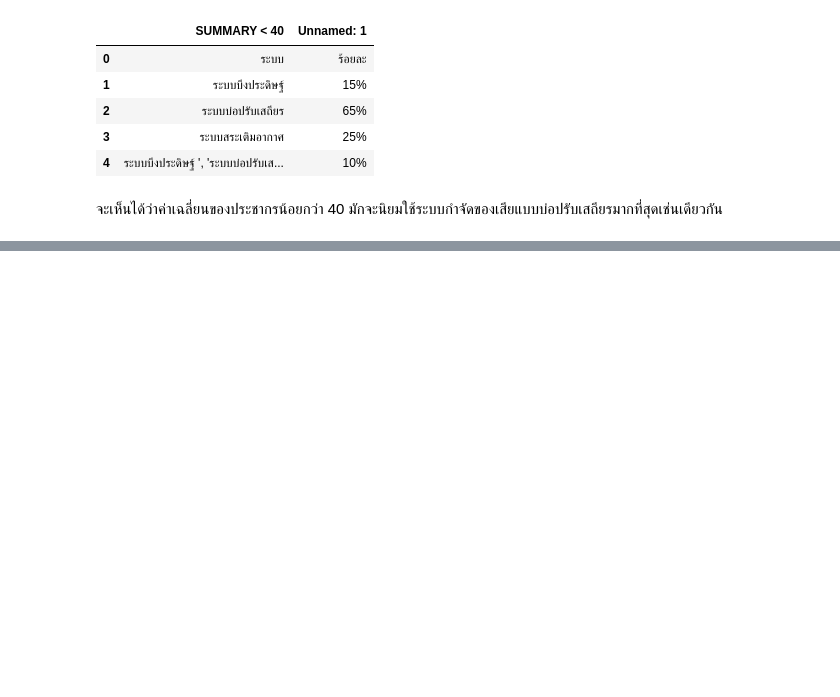
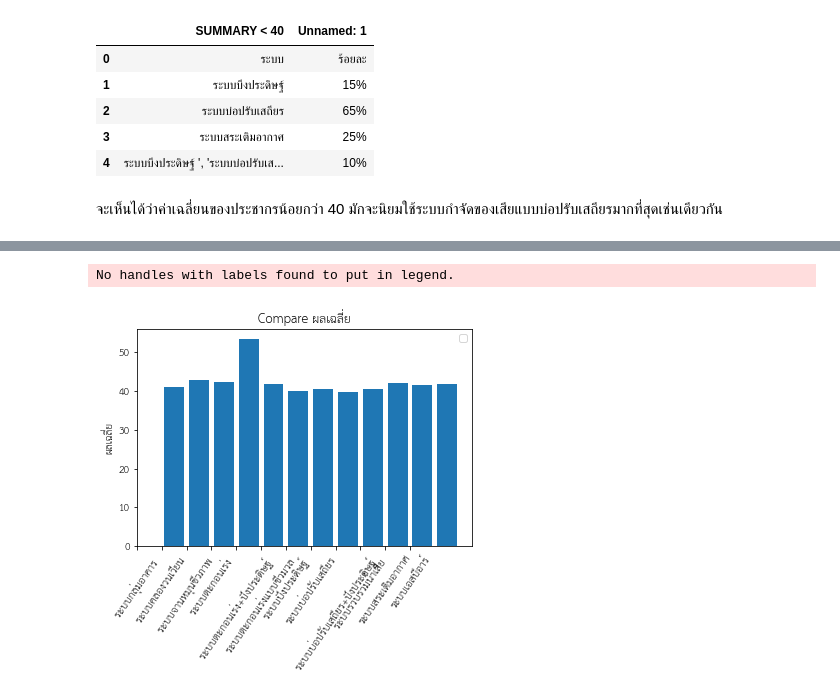
Before and after one commit to moneypitak/DWDM21, a Jupyter notebook: Project_Group.ipynb, the cells around one changed output, grey strips where cells are left out. Saved outputs shown, nothing was run; the diff lists cells and outputs as text; code cells hidden in the pictures; blank space fills up the shorter version.

```diff
--- a/Project_Group.ipynb
+++ b/Project_Group.ipynb
@@ -522,0 +560,3 @@ summary_2
+# %%
+data_1 = table_3[['จังหวัด','ประเภทของระบบ','ผลเฉลี่ย','รวมเฉลี่ย']] #เลือก colum ที่ต้องการจะศึกษา
+data_1
@@ -522,0 +910,4 @@ summary_2
+# %%
+#ใช้ข้อมูล product_category_name จัดกลุ่ม แล้วหาค่าเฉลี่ยของ freight_value
+category_mean = data_1.groupby('ประเภทของระบบ')[['ผลเฉลี่ย']].mean().reset_index()
+category_mean
@@ -522,0 +928,10 @@ summary_2
+# %%
+plt.bar(np.arange(len(category_mean.iloc[:,1])), category_mean.iloc[:,1])
+
+plt.ylabel('ผลเฉลี่ย')
+plt.title('Compare ผลเฉลี่ย')
+plt.xticks(np.arange(len(category_mean.iloc[:,0]))-1.5, category_mean.iloc[:,0],rotation=55)
+plt.legend();
+# %% [output]
+No handles with labels found to put in legend.
+[figure, added]
```
Also changed, not shown: parts of 89 cells of this notebook.
